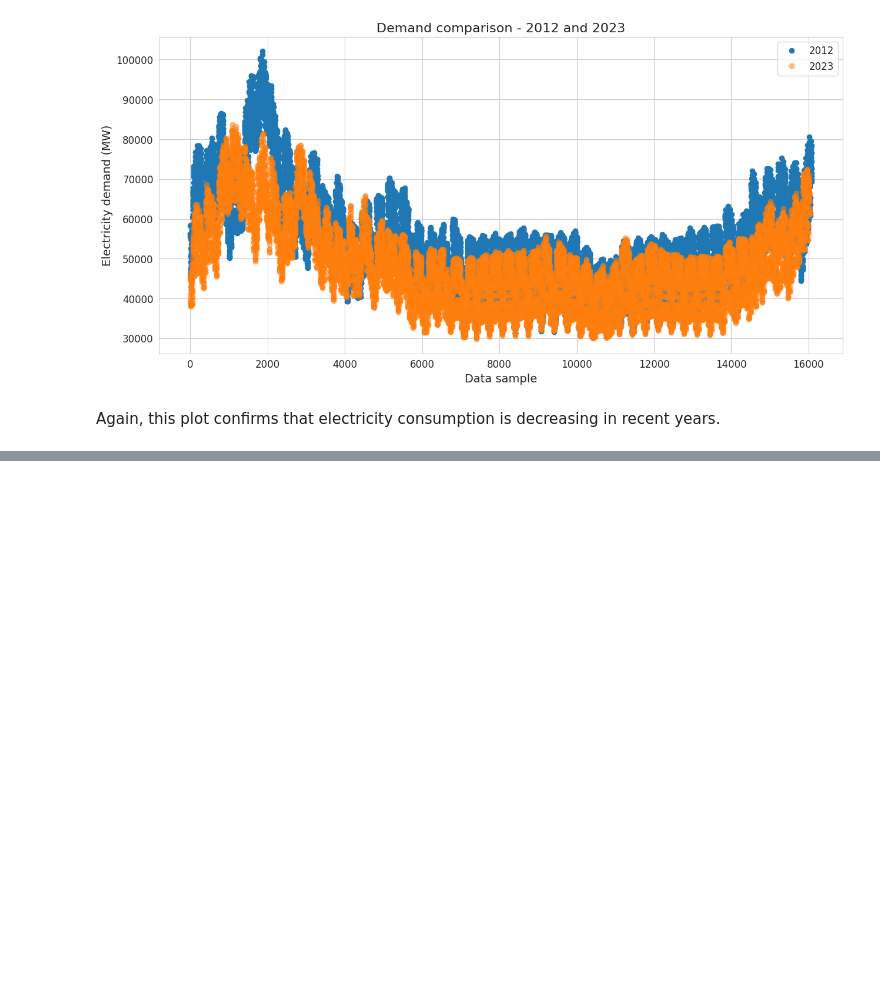
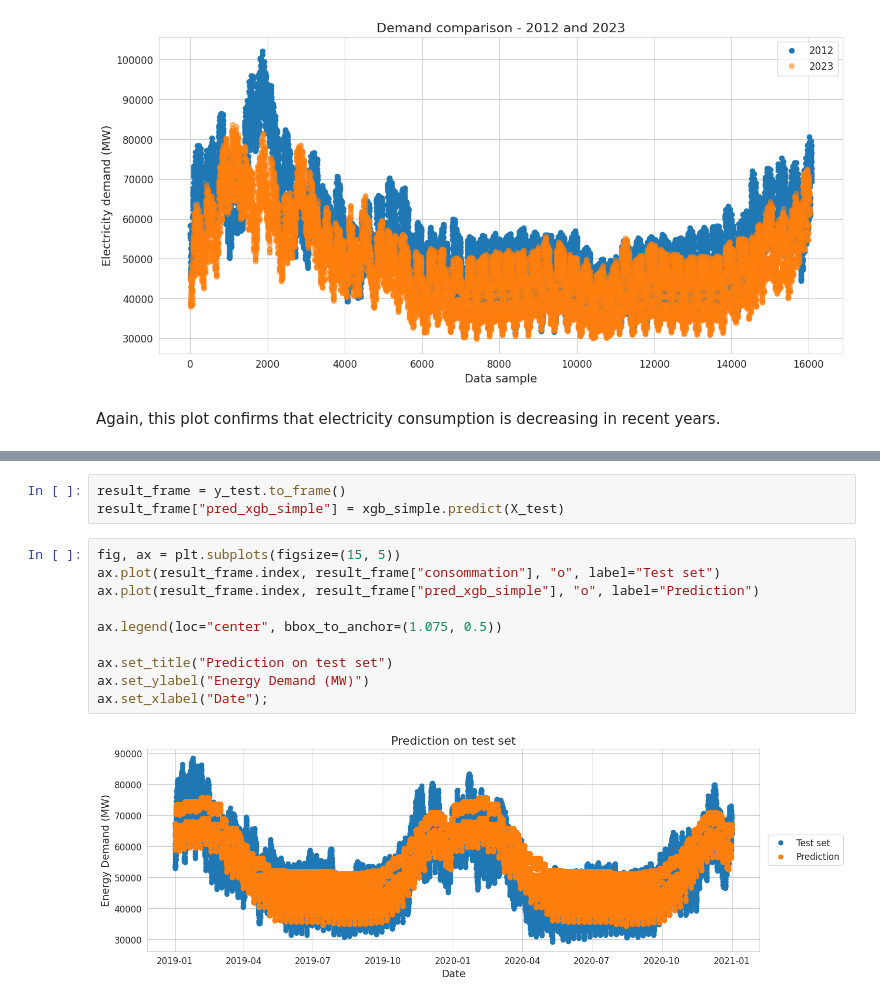
Before and after one commit to Guigz2/SP_Electrical_consumption, a Jupyter notebook: main.ipynb, the cells around one changed output, grey strips where cells are left out. Cells and saved outputs as stored; diff of their text form; blank space fills up the shorter version.

```diff
--- a/main.ipynb
+++ b/main.ipynb
@@ -418,0 +514,15 @@ In fact, in order to get a decent result, I had to reduce the frequency of the d
+# %%
+result_frame = y_test.to_frame()
+result_frame["pred_xgb_simple"] = xgb_simple.predict(X_test)
+# %%
+fig, ax = plt.subplots(figsize=(15, 5))
+ax.plot(result_frame.index, result_frame["consommation"], "o", label="Test set")
+ax.plot(result_frame.index, result_frame["pred_xgb_simple"], "o", label="Prediction")
+
+ax.legend(loc="center", bbox_to_anchor=(1.075, 0.5))
+
+ax.set_title("Prediction on test set")
+ax.set_ylabel("Energy Demand (MW)")
+ax.set_xlabel("Date");
+# %% [output]
+[figure, added]
```
Also changed, not shown: parts of 20 cells of this notebook.
